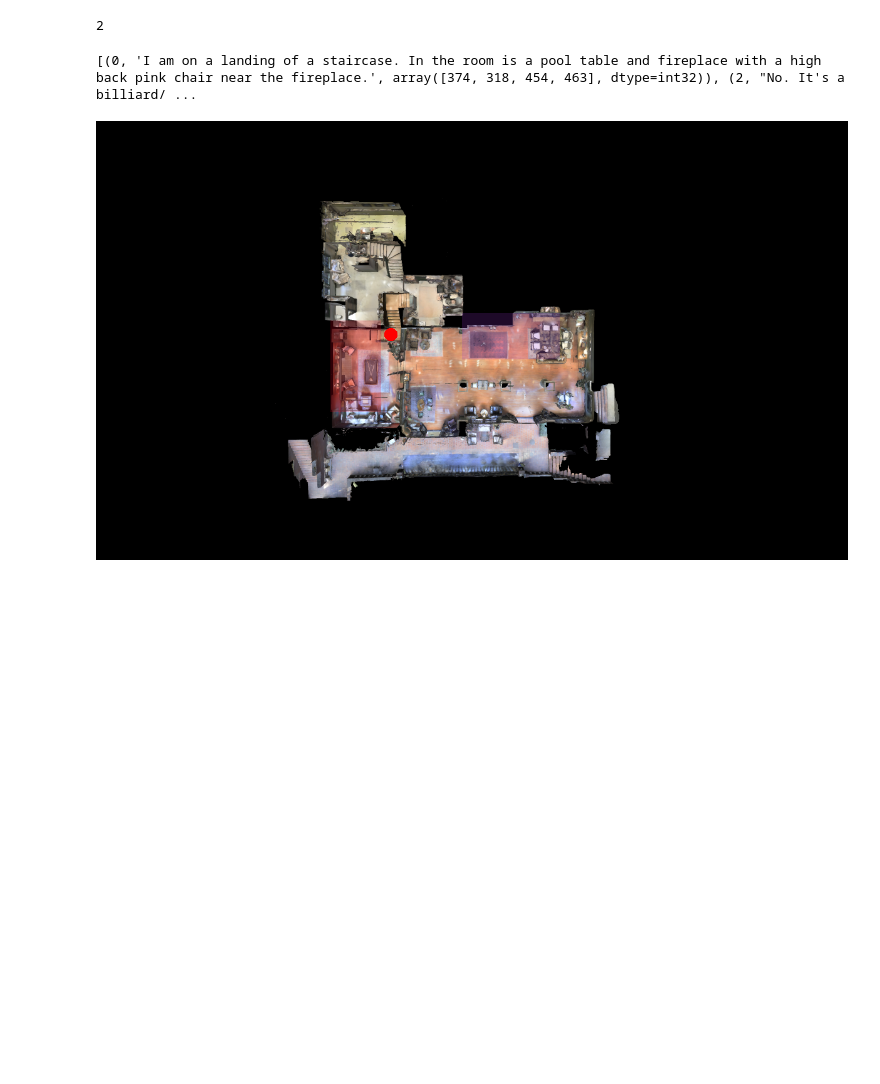
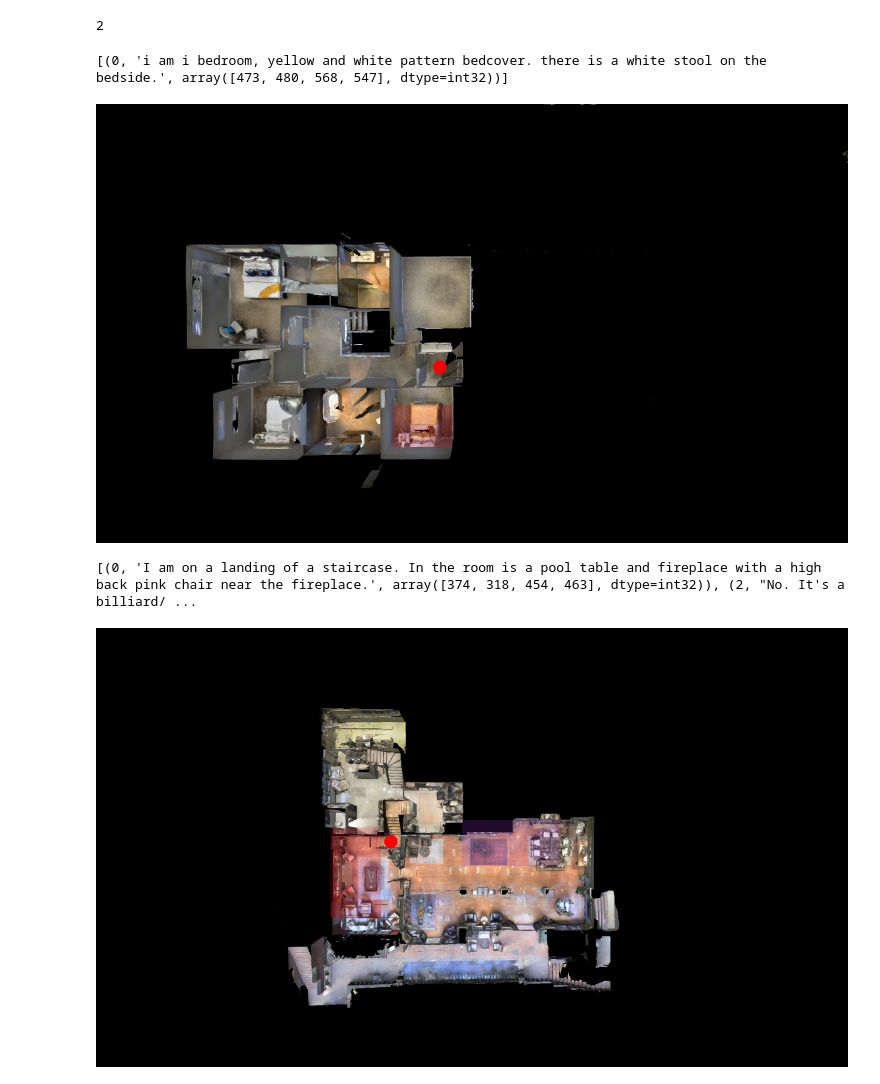
Before and after one commit to saa1605/lsd, a Jupyter notebook: notebooks/2-localization_network.ipynb, the cells around one changed output. Saved outputs shown, nothing was run; the diff lists cells and outputs as text; code cells hidden in the pictures; blank space fills up the shorter version.

```diff
--- a/notebooks/2-localization_network.ipynb
+++ b/notebooks/2-localization_network.ipynb
@@ -64,7 +64,7 @@ for i, d in enumerate(processed_data):
 # %% [output]
 2
 # %%
-with open('/data1/saaket/lsd_data/data/raw/way_splits/train_data.json') as jj:
+with open('/data1/saaket/lsd_data/data/raw/way_splits/valUnseen_data.json') as jj:
     valUnseen_data = json.load(jj)
 # %%
 
@@ -114 +112,47 @@ def paint_bbox(image, bbox, color):
+# %%
+def paint_bbox(image, bbox, color):
+        x1, y1, x2, y2 = bbox
+        overlay = Image.new('RGBA', image.size, color+(0,))
+        draw = ImageDraw.Draw(overlay)  # Create a context for drawing things on it.
+        draw.rectangle((x1, y1, x2, y2), fill=color+(50,))
+
+        # Alpha composite these two images together to obtain the desired result.
+        image = Image.alpha_composite(image, overlay)
+        return image
+def visualize_bboxes(best_bbox_arr, valUnseen_data, example_num, idx):
+    bbox_dict = best_bbox_arr[example_num]
+    x, y = valUnseen_data[example_num]['finalLocation']['pixel_coord']
+    ideal_floor = valUnseen_data[example_num]['finalLocation']['floor']
+
+    floors = bbox_dict['floors']
+    unique_floors = list(set(floors.keys()))
+    try:
+        viz_floor = unique_floors[idx]
+    except:
+        print("This floor does not include a good bounding box")
+        return
+    image = Image.open(f'/data1/saaket/lsd_data/data/raw/floorplans/floor_{viz_floor}/{bbox_dict["scanName"]}_{viz_floor}.png')
+    col = [(240,0,30), (155,50,210), (255,255,25), (0,10,255), (255,170,230), (0,255,0)]
+    # 'color_names': ['red', 'purple', 'yellow', 'blue', 'pink', 'green'],
+    print(floors[viz_floor])
+    for i, dd in enumerate(floors[viz_floor]):
+        idx, utterance, bbox = dd
+        x1, y1, x2, y2 = bbox
+
+        rgb = col[i]
+        # draw.rectangle((x1, y1, x2, y2), width=2, outline=rgb)
+        # draw.multiline_text((x1, y1), utterance, fill=rgb)
+        image = paint_bbox(image, bbox, rgb)
+    if viz_floor == ideal_floor:
+        draw = ImageDraw.Draw(image)
+        r = 10
+        draw.ellipse([(x-r, y-r), (x+r, y+r)], fill = 'red', outline ='red')
+    # return (image, bbox_dict['floors'][viz_floor], viz_floor,bbox_dict['scanName'])
+    image.show()
+# %%
+# 37
+visualize_bboxes(processed_data, valUnseen_data, 5, 1)
+# %% [output]
+[(0, 'i am i bedroom, yellow and white pattern bedcover. there is a white stool on the bedside.', array([473, 480, 568, 547], dtype=int32))]
+[figure, added]
 # %%
```
Also changed, not shown: parts of 4 cells of this notebook, 12 other files.
